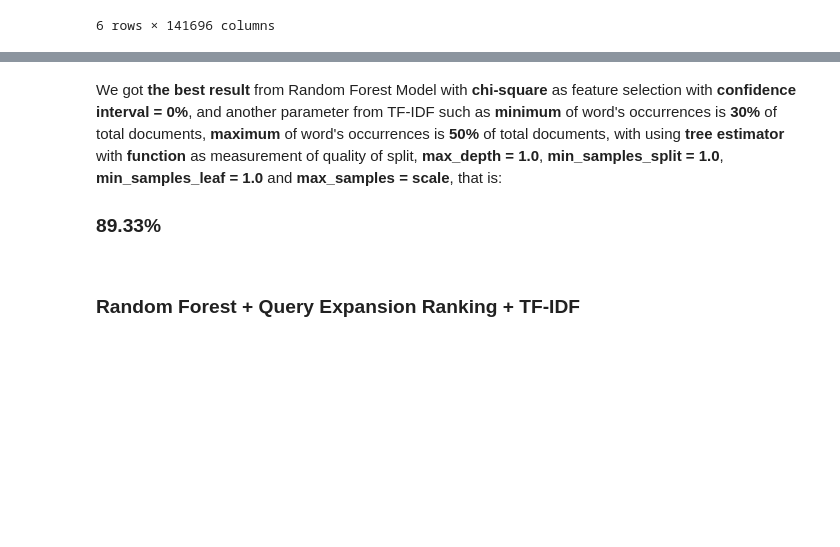
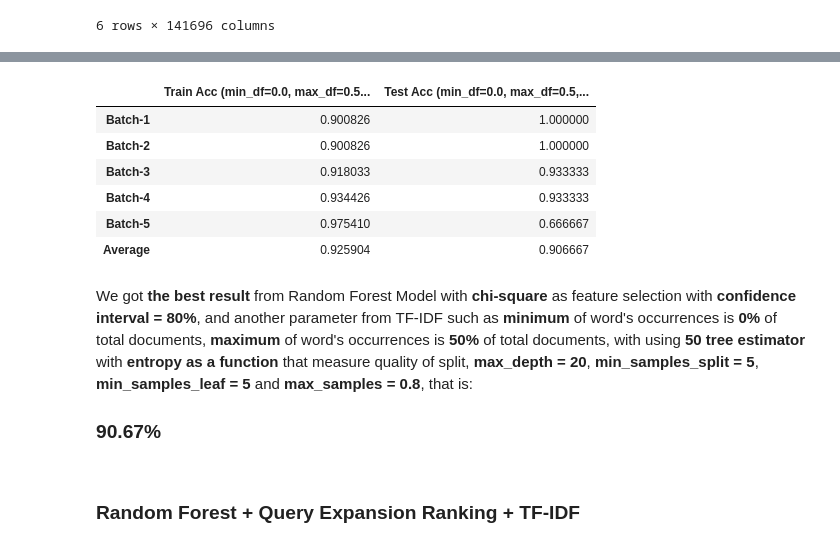
Before and after one commit to chuun17/sentiment-analysis-research-assistant-, a Jupyter notebook: 07_Modelling_Random_Forest.ipynb, the cells around one changed output, grey strips where cells are left out. Saved outputs shown, nothing was run; the diff lists cells and outputs as text; code cells hidden in the pictures; blank space fills up the shorter version.

```diff
--- a/07_Modelling_Random_Forest.ipynb
+++ b/07_Modelling_Random_Forest.ipynb
@@ -524,13 +524,23 @@ history_chi2_tfidf[['Train Acc ()', 'Test Acc ()']]
+# %%
+history_chi2_tfidf[['Train Acc (min_df=0.0, max_df=0.5, n_estimators=50, criterion=entropy, max_depth=20, min_samples_split=5, min_samples_leaf=5, max_samples=0.8, confidence_interval=80.0%)', 'Test Acc (min_df=0.0, max_df=0.5, n_estimators=50, criterion=entropy, max_depth=20, min_samples_split=5, min_samples_leaf=5, max_samples=0.8, confidence_interval=80.0%)']]
+# %% [output]
+|  | Train Acc (min_df=0.0, max_df=0.5... | Test Acc (min_df=0.0, max_df=0.5,... |
+| Batch-1 | 0.900826 | 1.000000 |
+| Batch-2 | 0.900826 | 1.000000 |
+| Batch-3 | 0.918033 | 0.933333 |
+| Batch-4 | 0.934426 | 0.933333 |
+| Batch-5 | 0.975410 | 0.666667 |
+| Average | 0.925904 | 0.906667 |
 # %% [markdown]
 We got <b>the best result</b> from Random Forest Model with
-<b>chi-square</b> as feature selection with <b>confidence interval = 0%</b>,
+<b>chi-square</b> as feature selection with <b>confidence interval = 80%</b>,
 and another parameter from TF-IDF such as
-<b>minimum</b> of word's occurrences is <b>30%</b> of total documents,
+<b>minimum</b> of word's occurrences is <b>0%</b> of total documents,
 <b>maximum</b> of word's occurrences is <b>50%</b> of total documents,
-with using <b> tree estimator</b> with <b> function </b>as measurement of quality of split,
-<b>max_depth = 1.0</b>, <b>min_samples_split = 1.0</b>, <b>min_samples_leaf = 1.0</b>
-and <b>max_samples = scale</b>,
-that is: <h3>89.33%</h3>
+with using <b>50 tree estimator</b> with <b>entropy as a function </b>that measure quality of split,
+<b>max_depth = 20</b>, <b>min_samples_split = 5</b>, <b>min_samples_leaf = 5</b>
+and <b>max_samples = 0.8</b>,
+that is: <h3>90.67%</h3>
 # %% [markdown]
 ### Random Forest +  Query Expansion Ranking + TF-IDF
 # %%
```
Also changed, not shown: parts of 16 cells of this notebook.
